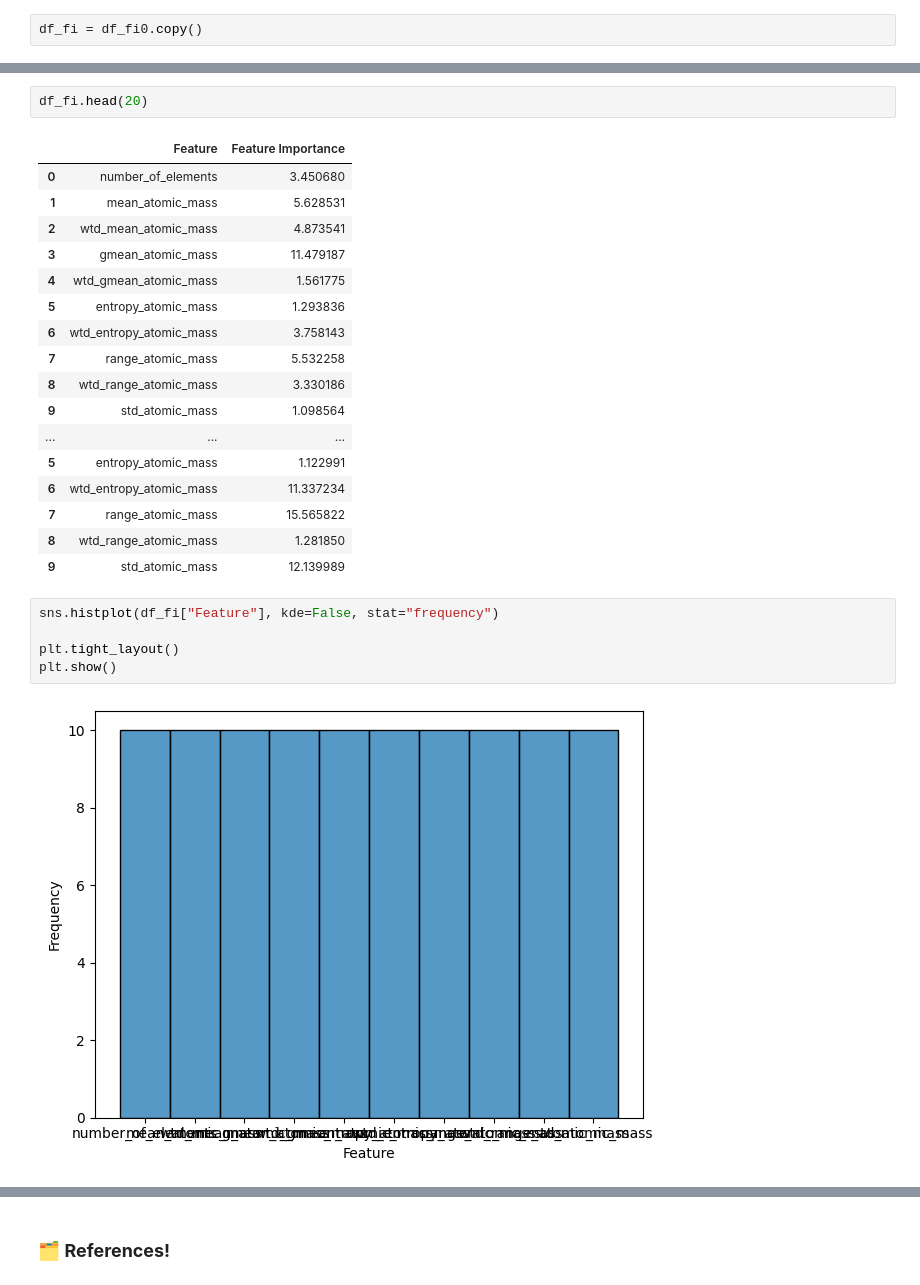
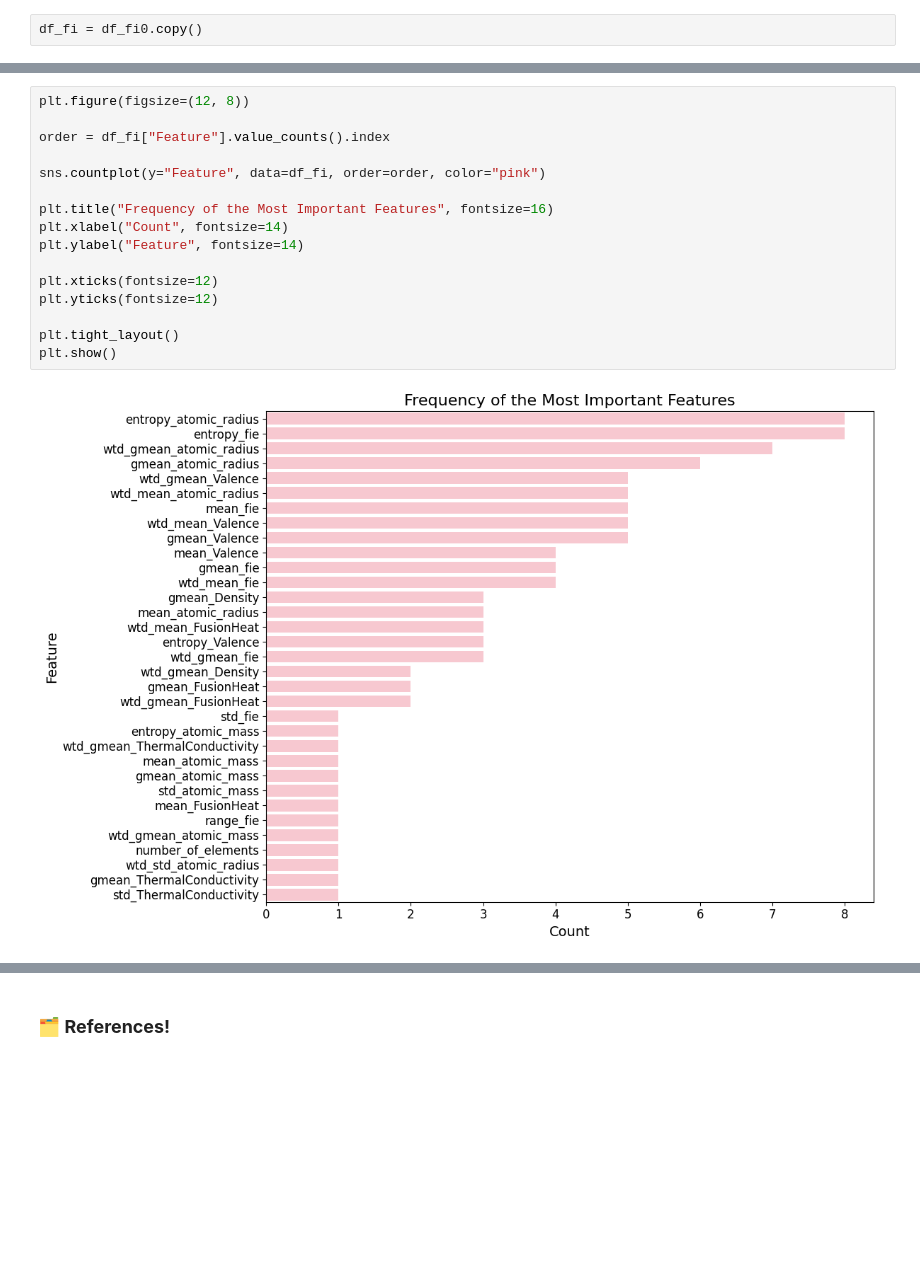
Before and after one commit to CassarGroup/IC---Interpretable-models-for-Tc-prediction, a Jupyter notebook: Other_files/Exploring_intepretability.ipynb, the cells around one changed output, grey strips where cells are left out. Drawn from its saved outputs; the diff is of its cells as text; blank space fills up the shorter version.

```diff
--- a/Other_files/Exploring_intepretability.ipynb
+++ b/Other_files/Exploring_intepretability.ipynb
@@ -174,28 +174,19 @@ for cluster in valid_clusters[1:]:
-# %%
-df_fi.head(20)
-# %% [output]
-|  | Feature | Feature Importance |
-| 0 | number_of_elements | 3.450680 |
-| 1 | mean_atomic_mass | 5.628531 |
-| 2 | wtd_mean_atomic_mass | 4.873541 |
-| 3 | gmean_atomic_mass | 11.479187 |
-| 4 | wtd_gmean_atomic_mass | 1.561775 |
-| 5 | entropy_atomic_mass | 1.293836 |
-| 6 | wtd_entropy_atomic_mass | 3.758143 |
-| 7 | range_atomic_mass | 5.532258 |
-| 8 | wtd_range_atomic_mass | 3.330186 |
-| 9 | std_atomic_mass | 1.098564 |
-| ... | ... | ... |
-| 5 | entropy_atomic_mass | 1.122991 |
-| 6 | wtd_entropy_atomic_mass | 11.337234 |
-| 7 | range_atomic_mass | 15.565822 |
-| 8 | wtd_range_atomic_mass | 1.281850 |
-| 9 | std_atomic_mass | 12.139989 |
-# %%
-sns.histplot(df_fi["Feature"], kde=False, stat="frequency")
-
-plt.tight_layout()
-plt.show()
-# %% [output]
-[figure, removed]
+# %%
+plt.figure(figsize=(12, 8))
+
+order = df_fi["Feature"].value_counts().index
+
+sns.countplot(y="Feature", data=df_fi, order=order, color="pink")
+
+plt.title("Frequency of the Most Important Features", fontsize=16)
+plt.xlabel("Count", fontsize=14)
+plt.ylabel("Feature", fontsize=14)
+
+plt.xticks(fontsize=12)
+plt.yticks(fontsize=12)
+
+plt.tight_layout()
+plt.show()
+# %% [output]
+[figure, added]
 # %% [markdown]
```
Also changed, not shown: parts of 10 cells of this notebook, 4 other files.
